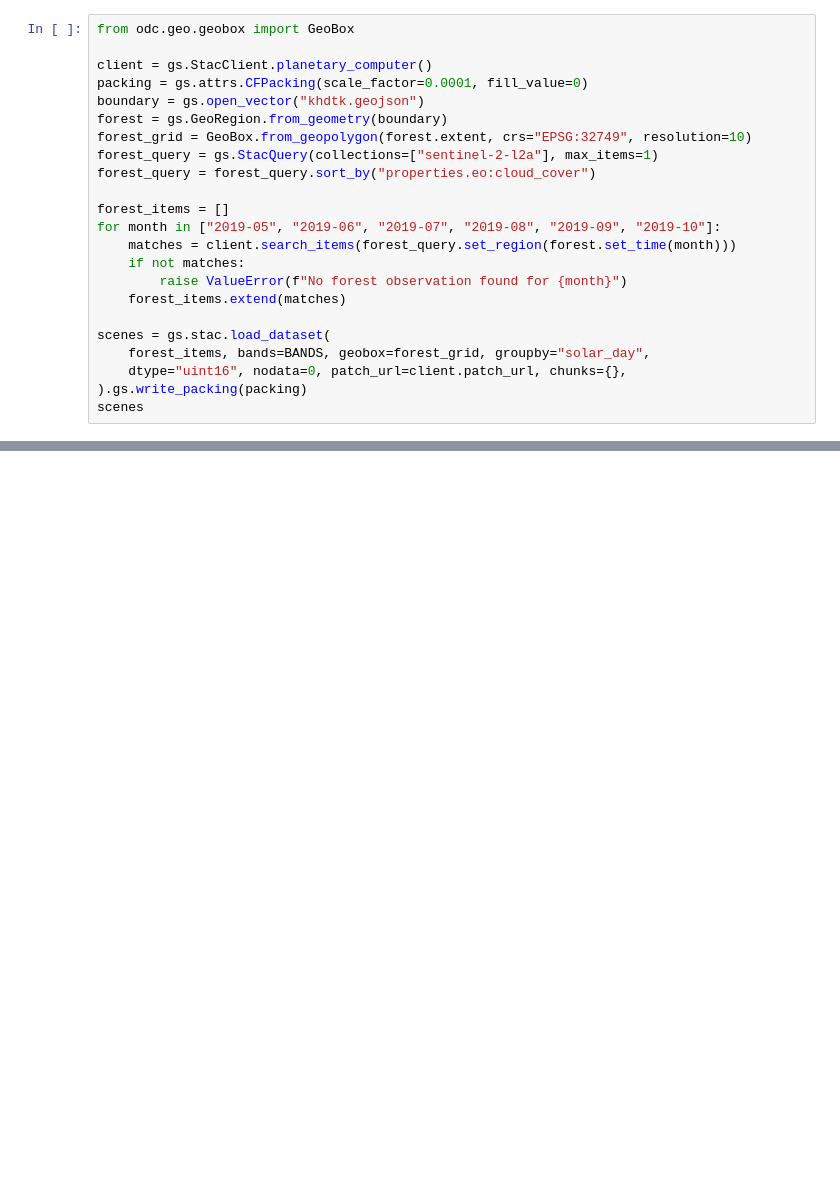
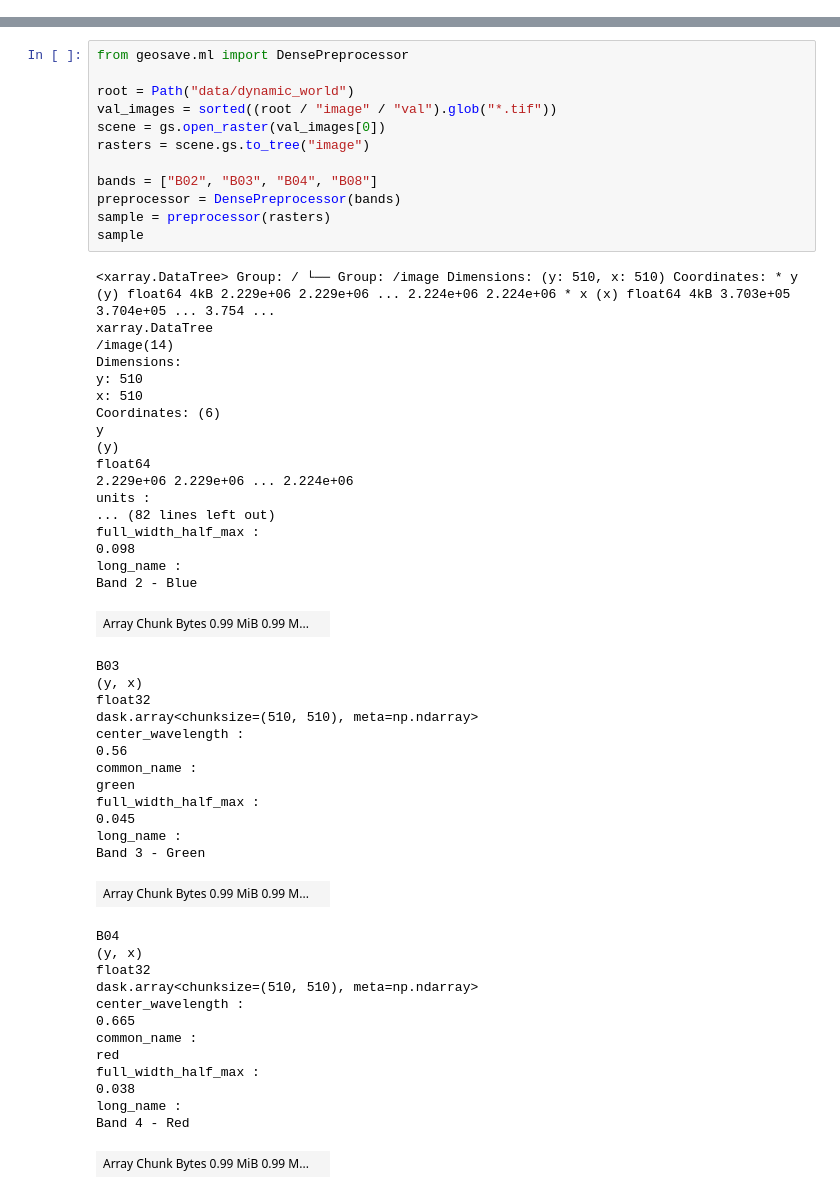
Before and after one commit to weedkat/geosave, a Jupyter notebook: examples/04_pipeline.ipynb, the cells around one changed output, grey strips where cells are left out. Drawn from its saved outputs; the diff is of its cells as text; blank space fills up the shorter version.

```diff
--- a/examples/04_pipeline.ipynb
+++ b/examples/04_pipeline.ipynb
@@ -128,23 +0,0 @@ Apply the region search from [notebook 2](02_sources.ipynb) to the KHDTK forest
-# %%
-from odc.geo.geobox import GeoBox
-
-client = gs.StacClient.planetary_computer()
-packing = gs.attrs.CFPacking(scale_factor=0.0001, fill_value=0)
-boundary = gs.open_vector("khdtk.geojson")
-forest = gs.GeoRegion.from_geometry(boundary)
-forest_grid = GeoBox.from_geopolygon(forest.extent, crs="EPSG:32749", resolution=10)
-forest_query = gs.StacQuery(collections=["sentinel-2-l2a"], max_items=1)
-forest_query = forest_query.sort_by("properties.eo:cloud_cover")
-
-forest_items = []
-for month in ["2019-05", "2019-06", "2019-07", "2019-08", "2019-09", "2019-10"]:
-    matches = client.search_items(forest_query.set_region(forest.set_time(month)))
-    if not matches:
-        raise ValueError(f"No forest observation found for {month}")
-    forest_items.extend(matches)
-
-scenes = gs.stac.load_dataset(
-    forest_items, bands=BANDS, geobox=forest_grid, groupby="solar_day",
-    dtype="uint16", nodata=0, patch_url=client.patch_url, chunks={},
-).gs.write_packing(packing)
-scenes
@@ -190,0 +40,57 @@ Save one observation and its expected map with each release to catch changes in
+# %%
+from geosave.ml import DensePreprocessor
+
+root = Path("data/dynamic_world")
+val_images = sorted((root / "image" / "val").glob("*.tif"))
+scene = gs.open_raster(val_images[0])
+rasters = scene.gs.to_tree("image")
+
+bands = ["B02", "B03", "B04", "B08"]
+preprocessor = DensePreprocessor(bands)
+sample = preprocessor(rasters)
+sample
+# %% [output]
+<xarray.DataTree> Group: / └── Group: /image Dimensions: (y: 510, x: 510) Coordinates: * y (y) float64 4kB 2.229e+06 2.229e+06 ... 2.224e+06 2.224e+06 * x (x) float64 4kB 3.703e+05 3.704e+05 ... 3.754 ...
+xarray.DataTree
+/image(14)
+Dimensions:
+y: 510
+x: 510
+Coordinates: (6)
+y
+(y)
+float64
+2.229e+06 2.229e+06 ... 2.224e+06
+units :
+... (82 lines left out)
+full_width_half_max :
+0.098
+long_name :
+Band 2 - Blue
+| Array Chunk Bytes 0.99 MiB 0.99 M... |  |
+B03
+(y, x)
+float32
+dask.array<chunksize=(510, 510), meta=np.ndarray>
+center_wavelength :
+0.56
+common_name :
+green
+full_width_half_max :
+0.045
+long_name :
+Band 3 - Green
+| Array Chunk Bytes 0.99 MiB 0.99 M... |  |
+B04
+(y, x)
+float32
+dask.array<chunksize=(510, 510), meta=np.ndarray>
+center_wavelength :
+0.665
+common_name :
+red
+full_width_half_max :
+0.038
+long_name :
+Band 4 - Red
+| Array Chunk Bytes 0.99 MiB 0.99 M... |  |
```
Also changed, not shown: parts of 40 cells of this notebook, 57 other files.
